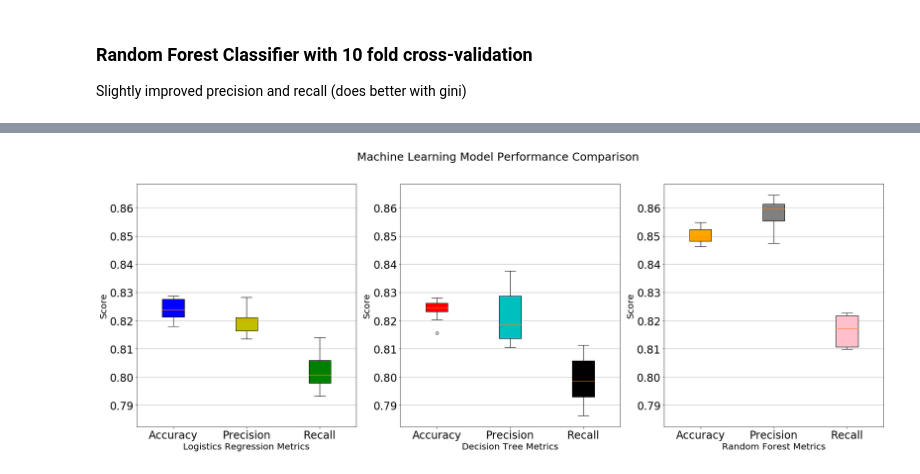
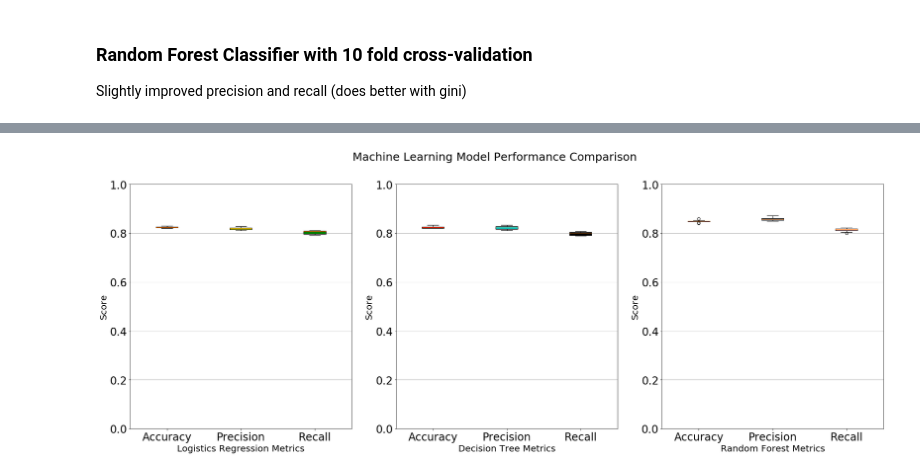
Before and after one commit to alsabay/HeartDiseasePrediction, a Jupyter notebook: HeartDiseasePrediction.ipynb, the cells around one changed output, grey strips where cells are left out. Saved outputs shown, nothing was run; the diff lists cells and outputs as text; code cells hidden in the pictures.

```diff
--- a/HeartDiseasePrediction.ipynb
+++ b/HeartDiseasePrediction.ipynb
@@ -1042,6 +1042,7 @@ fig.suptitle('Machine Learning Model Performance Comparison', fontsize=25)
 # Logistics regression plot
 a = fig.add_subplot(1,3,1)
 a.tick_params(axis = 'both', which = 'major', labelsize = 24)
+a.set_ylim(0,1)
 lr_bplot = a.boxplot(lr_bplot, labels=labels,
                   vert=True, patch_artist=True)
 
@@ -1057,35 +1058,37 @@ a.set_xlabel('Logistics Regression Metrics',fontsize=20)
 a.set_ylabel('Score',fontsize=20)
 
 # decision tree plot
-b = fig.add_subplot(1,3,2, sharey=a)
+b = fig.add_subplot(1,3,2)
 b.tick_params(axis = 'both', which = 'major', labelsize = 24)
+b.set_ylim(0,1)
 dt_bplot = b.boxplot(dt_bplot, labels=labels,
                   vert=True, patch_artist=True)
 # color the boxes
 for bp in dt_bplot:
     for patch, color in zip(dt_bplot['boxes'], dt_colors):
         patch.set_facecolor(color)
 
 
 b.yaxis.grid(True)
 b.set_xlabel('Decision Tree Metrics',fontsize=20)
 b.set_ylabel('Score',fontsize=20)
 
 # random forest plot
 c = fig.add_subplot(1,3,3, sharey=b)
 c.tick_params(axis = 'both', which = 'major', labelsize = 24)
+c.set_ylim(0,1)
 rf_bplot = c.boxplot(rf_bplot, labels=labels,
                   vert=True, patch_artist=True)
 # color the boxes
 for bp in rf_bplot:
     for patch, color in zip(rf_bplot['boxes'], rf_colors):
         patch.set_facecolor(color)
 
 
 c.yaxis.grid(True)
 c.set_xlabel('Random Forest Metrics', fontsize=20)
 c.set_ylabel('Score',fontsize=20)
 
 plt.show()
 # %% [output]
-[figure, old version]
+[figure, new version]
```
Also changed, not shown: parts of 3 cells of this notebook.
